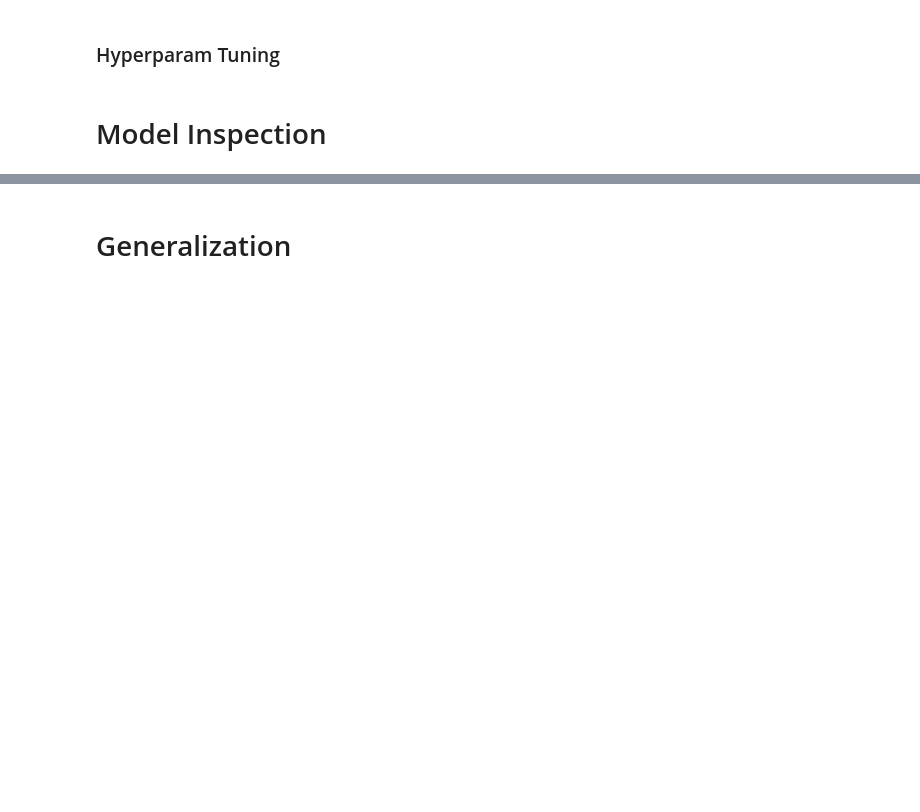
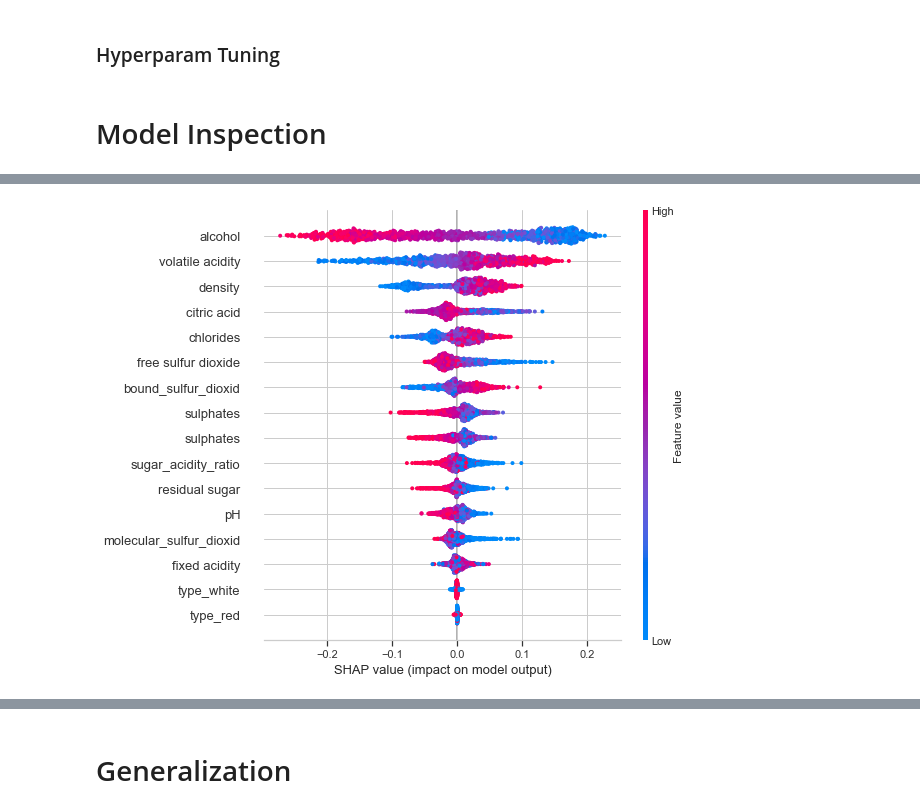
Before and after one commit to roma-glushko/kaggle-wine-quality, a Jupyter notebook: model.ipynb, the cells around one changed output, grey strips where cells are left out. Cells and saved outputs as stored; diff of their text form; code cells hidden in the pictures; blank space fills up the shorter version.

Commit message:
🧪 Experimented with SHAP to explain model behaviour

```diff
--- a/model.ipynb
+++ b/model.ipynb
@@ -503,0 +467,28 @@ Pipeline(steps=[('feature_processing',
+# %%
+from imblearn.pipeline import Pipeline as ImbalancePipeline
+
+rf_classifier = RandomForestClassifier(
+    criterion='entropy',
+    n_estimators=179,
+    min_samples_split=4,
+    min_samples_leaf=4,
+    max_features='sqrt',
+    class_weight='balanced',
+    random_state=RANDOM_SEED,
+    n_jobs=-1,
+)
+
+rf_pipeline = ImbalancePipeline([
+    ('feature_processing', feature_transformer),
+    ('quality_classification', rf_classifier),
+])
+
+rf_pipeline
+
+## F1 Weighted: 0.6949 (0.0167), Balanced Accuracy: 0.6948 (0.0211)
+# criterion='entropy',
+# n_estimators=179,
+# min_samples_split=5,
+# min_samples_leaf=4,
+# max_features='sqrt',
+# class_weight='balanced'
@@ -550,5 +559,5 @@ param_searcher = GridSearchCV(
 # %% [markdown]
 # Model Inspection
 # %%
-X_train_processed_columns = get_columns_from_transformer(rf_pipeline.named_steps['feature_processing'], list(X_train.columns))
+X_train_features = get_columns_from_transformer(rf_pipeline.named_steps['feature_processing'], list(X_train.columns))
 # %%
@@ -573,0 +620,12 @@ features_list
+# %%
+X_test_transformed = pd.DataFrame(feature_transformer.transform(X_test), columns = X_train_features)
+# %%
+# Create object that can calculate shap values
+explainer = shap.TreeExplainer(rf_classifier)
+
+# Calculate Shap values
+shap_values = explainer.shap_values(X_test_transformed, y_test)
+# %%
+shap.summary_plot(shap_values[0], X_test_transformed)
+# %% [output]
+[figure, added]
```
Also changed, not shown: parts of 24 cells of this notebook, 2 other files.
